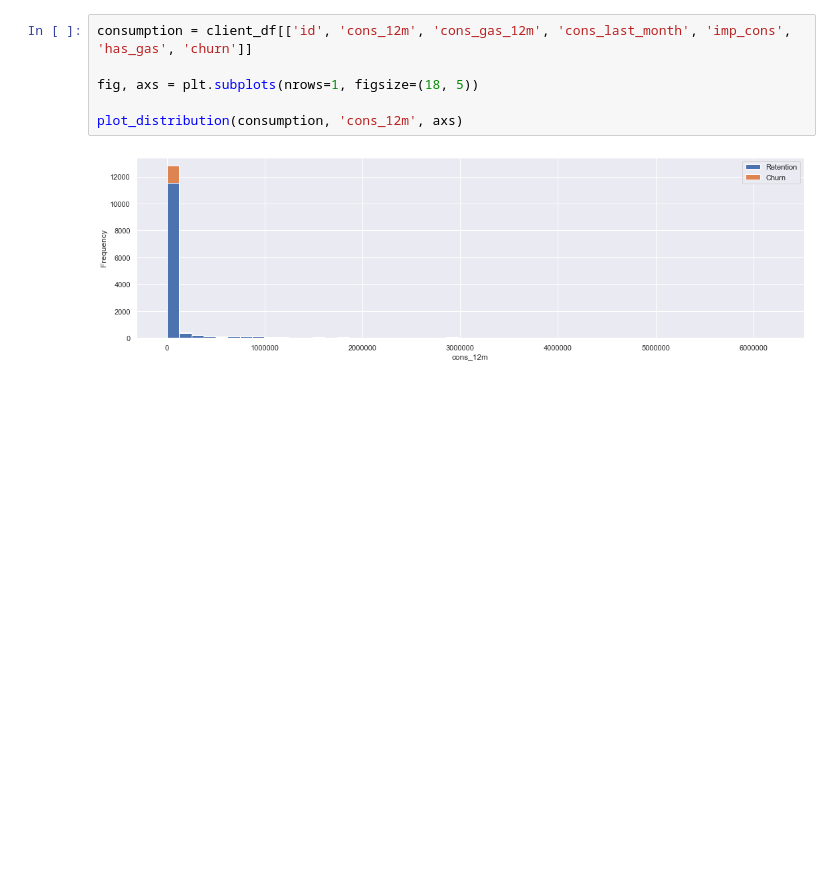
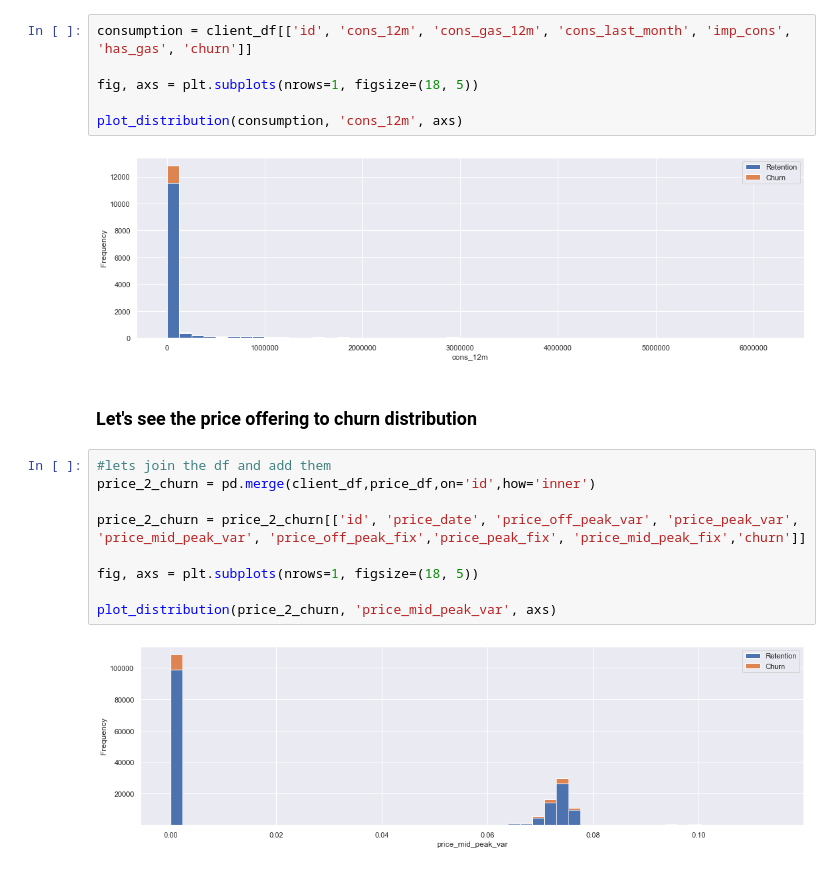
Before and after one commit to A-B-H-I-J-I-T/PowerCo-s-Customer-churn-problem, a Jupyter notebook: Code/Data Analysis.ipynb, the cells around one changed output. Drawn from its saved outputs; the diff is of its cells as text; blank space fills up the shorter version.

```diff
--- a/Code/Data Analysis.ipynb
+++ b/Code/Data Analysis.ipynb
@@ -196,3 +196,16 @@ fig, axs = plt.subplots(nrows=1, figsize=(18, 5))
 plot_distribution(consumption, 'cons_12m', axs)
 # %% [output]
 [figure]
+# %% [markdown]
+### Let's see the price offering to churn distribution
+# %%
+#lets join the df and add them
+price_2_churn = pd.merge(client_df,price_df,on='id',how='inner')
+
+price_2_churn = price_2_churn[['id', 'price_date', 'price_off_peak_var', 'price_peak_var', 'price_mid_peak_var', 'price_off_peak_fix','price_peak_fix', 'price_mid_peak_fix','churn']]
+
+fig, axs = plt.subplots(nrows=1, figsize=(18, 5))
+
+plot_distribution(price_2_churn, 'price_mid_peak_var', axs)
+# %% [output]
+[figure, added]
```
Also changed, not shown: 1 other file.
